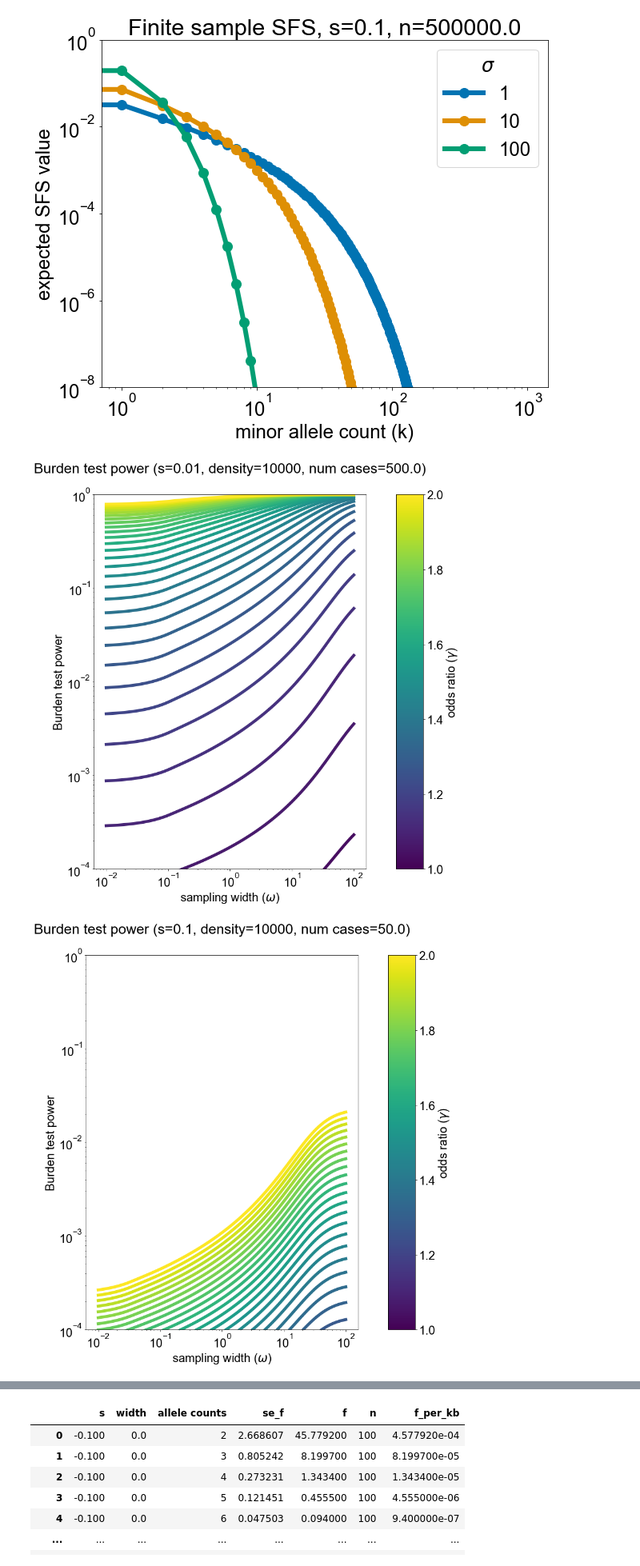
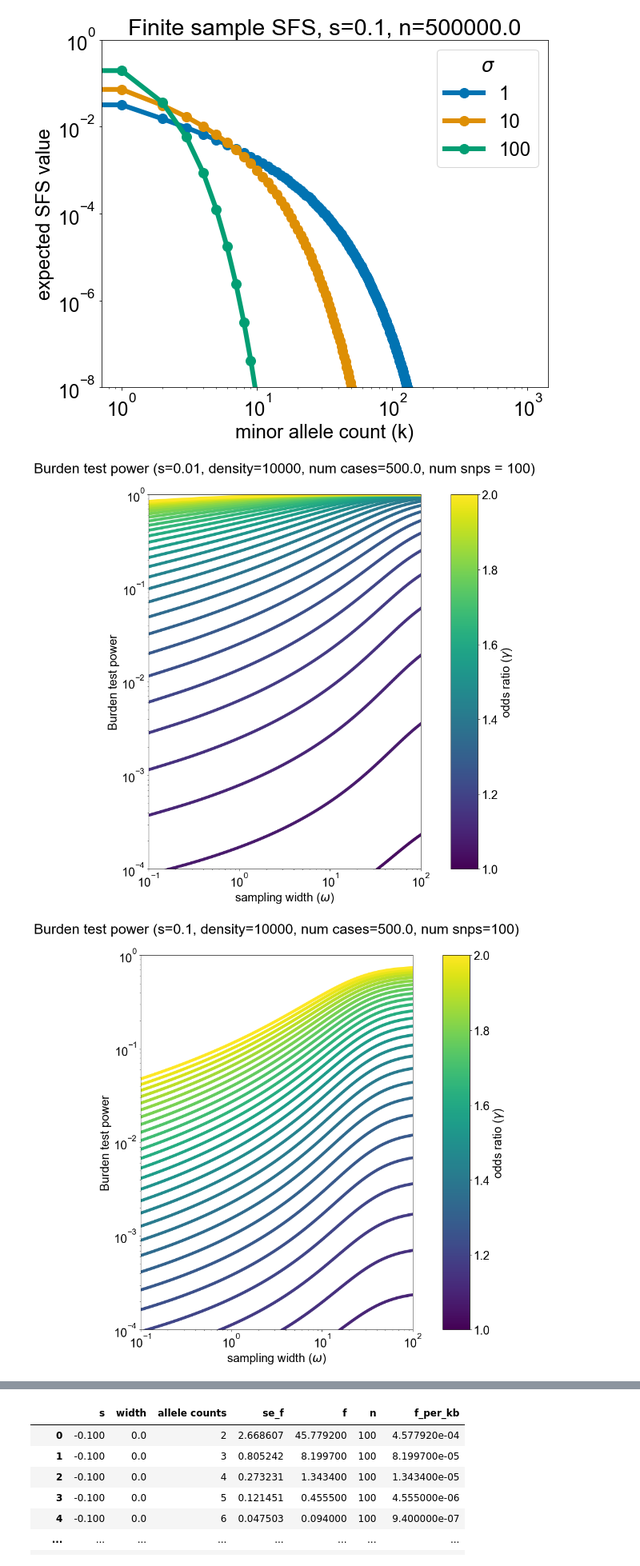
Before and after one commit to dp-rice/spatial-sfs, a Jupyter notebook: theory/plots_all_20230711.ipynb, the cells around one changed output, grey strips where cells are left out. Shown at 80% size. Drawn from its saved outputs; the diff is of its cells as text; code cells hidden in the pictures.

Commit message:
updates to burden plots

```diff
--- a/theory/plots_all_20230711.ipynb
+++ b/theory/plots_all_20230711.ipynb
@@ -387,44 +387,44 @@ axs[0].set_xscale("log")
 axs[0].set_yscale("log")
 axs[0].set_xlabel(r"sampling width ($\omega$)")
 axs[0].set_ylabel("Burden test power")
-# axs[0].set_xlim(1e-1,1e2)
+axs[0].set_xlim(1e-1,1e2)
 axs[0].set_ylim(1e-4,1e0)
 norm = mpl.colors.Normalize(vmin=min(g_list), vmax=max(g_list))
 cb1 = mpl.colorbar.ColorbarBase(axs[1], cmap=mpl.cm.viridis,
                                     norm=norm,
                                     orientation='vertical')
 cb1.set_label(r'odds ratio ($\gamma$)')
-axs[0].set_title(r"Burden test power (s="+str(sval)+", density="+str(dens)+", num cases="+str(ccratio*ntemp)+")",y=1.05)
-plt.savefig(save_dir+"burden_s"+str(sval)+"_n"+str(nval)+"_dens"+str(dens)+"_ccratio"+str(ccratio)+".pdf")
+axs[0].set_title(r"Burden test power (s="+str(sval)+", density="+str(dens)+", num cases="+str(ccratio*ntemp)+", num snps = 100)",y=1.05)
+plt.savefig(save_dir+"burden_s"+str(sval)+"_n"+str(nval)+"_dens"+str(dens)+"_ccratio"+str(ccratio)+"_k100.pdf")
 
 sval=0.1
 ntemp = 5e5
 dens=10000
-ccratio=1e-4
+ccratio=1e-3
 g_list = np.linspace(1,2,30)
 fig, axs = plt.subplots(1, 2,gridspec_kw={'width_ratios': [10, 1]})
 colors = plt.cm.viridis(np.linspace(0, 1, 30))
 # sigma_vals_2 = np.logspace(0,3,100)
 for i in range(30):
     axs[0].plot(sigma_vals,[power_all_burden(sg, sval, sigma_vals, res_vals, pole_vals, prop_cases=ccratio, gamma=g_list[i],n=ntemp,N=dens)
                 for sg in sigma_vals],color=colors[i])
 
 axs[0].set_xscale("log")
 axs[0].set_yscale("log")
 axs[0].set_xlabel(r"sampling width ($\omega$)")
 axs[0].set_ylabel("Burden test power")
-# axs[0].set_xlim(1e-1,1e2)
+axs[0].set_xlim(1e-1,1e2)
 axs[0].set_ylim(1e-4,1e0)
 norm = mpl.colors.Normalize(vmin=min(g_list), vmax=max(g_list))
 cb1 = mpl.colorbar.ColorbarBase(axs[1], cmap=mpl.cm.viridis,
                                     norm=norm,
                                     orientation='vertical')
 cb1.set_label(r'odds ratio ($\gamma$)')
-axs[0].set_title(r"Burden test power (s="+str(sval)+", density="+str(dens)+", num cases="+str(ccratio*ntemp)+")",y=1.05)
-plt.savefig(save_dir+"burden_s"+str(sval)+"_n"+str(nval)+"_dens"+str(dens)+"_ccratio"+str(ccratio)+".pdf")
+axs[0].set_title(r"Burden test power (s="+str(sval)+", density="+str(dens)+", num cases="+str(ccratio*ntemp)+", num snps=100)",y=1.05)
+plt.savefig(save_dir+"burden_s"+str(sval)+"_n"+str(nval)+"_dens"+str(dens)+"_ccratio"+str(ccratio)+"_k100.pdf")
 # %% [output]
-[figure, old version]
+[figure, new version]
-[figure, old version]
+[figure, new version]
 # %%
 ## simulation figure
 
```
Also changed, not shown: parts of 1 cell of this notebook, 6 other files.
